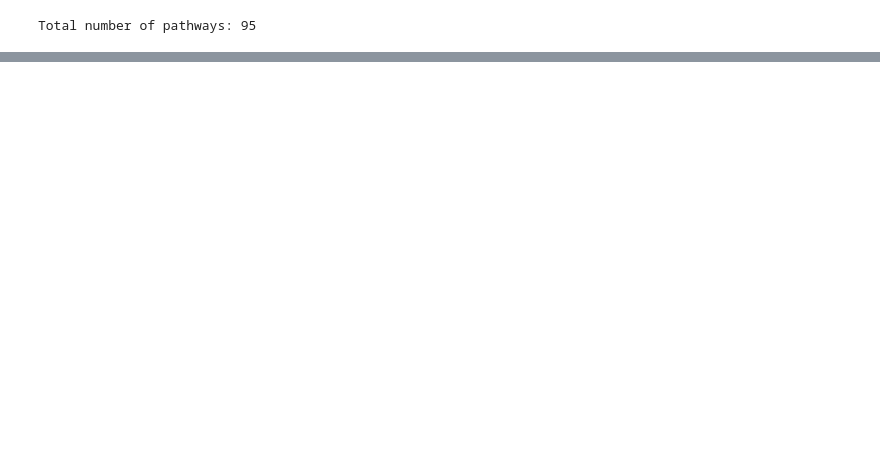
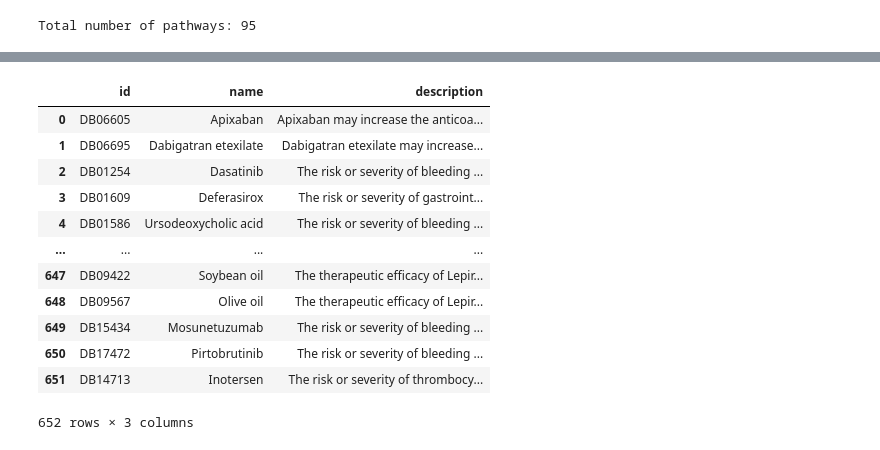
Before and after one commit to MaciejWisniewskiK/PythonProject, a Jupyter notebook: main.ipynb, the cells around one changed output, grey strips where cells are left out. Cells and saved outputs as stored; diff of their text form; code cells hidden in the pictures; blank space fills up the shorter version.

```diff
--- a/main.ipynb
+++ b/main.ipynb
@@ -302,0 +370,37 @@ plt.show()
+# %%
+#10) Utworzyć ramkę danych zawierającą informacje dotyczące potencjalnych interakcji
+#danego leku z innymi lekami. (4 pkt)
+
+def drug_interactions_df(drug_id):
+    data = {
+        "id": [],
+        "name": [],
+        "description": [],
+    }
+
+    for drug in root.findall("db:drug", ns):
+        if drug.find("db:drugbank-id", ns).text != drug_id:
+            continue
+        for interaction in drug.findall("db:drug-interactions/db:drug-interaction", ns):
+            data["id"].append(interaction.find("db:drugbank-id", ns).text)
+            data["name"].append(interaction.find("db:name", ns).text)
+            data["description"].append(interaction.find("db:description", ns).text)
+
+    return pd.DataFrame(data)
+
+df = drug_interactions_df("DB00001")
+display(df)
+# %% [output]
+|  | id | name | description |
+| 0 | DB06605 | Apixaban | Apixaban may increase the anticoa... |
+| 1 | DB06695 | Dabigatran etexilate | Dabigatran etexilate may increase... |
+| 2 | DB01254 | Dasatinib | The risk or severity of bleeding ... |
+| 3 | DB01609 | Deferasirox | The risk or severity of gastroint... |
+| 4 | DB01586 | Ursodeoxycholic acid | The risk or severity of bleeding ... |
+| ... | ... | ... | ... |
+| 647 | DB09422 | Soybean oil | The therapeutic efficacy of Lepir... |
+| 648 | DB09567 | Olive oil | The therapeutic efficacy of Lepir... |
+| 649 | DB15434 | Mosunetuzumab | The risk or severity of bleeding ... |
+| 650 | DB17472 | Pirtobrutinib | The risk or severity of bleeding ... |
+| 651 | DB14713 | Inotersen | The risk or severity of thrombocy... |
+652 rows × 3 columns
```
Also changed, not shown: parts of 6 cells of this notebook.
